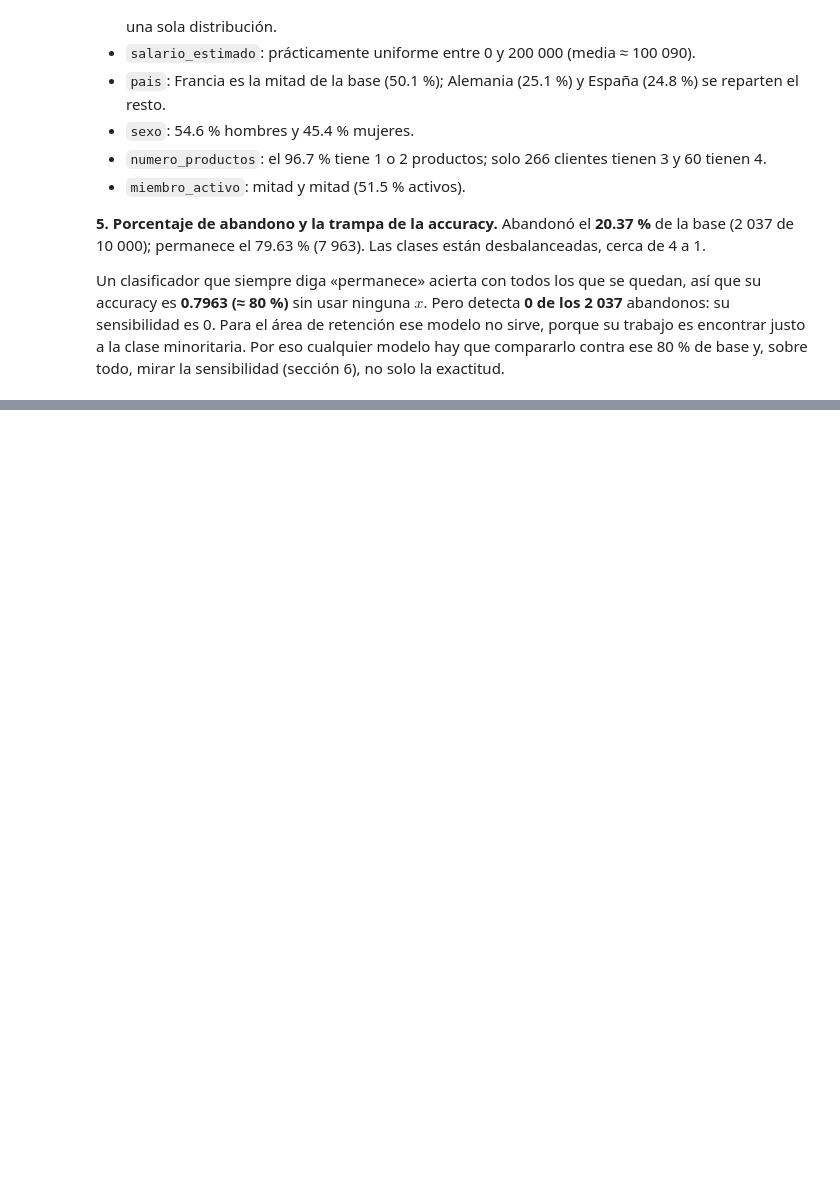
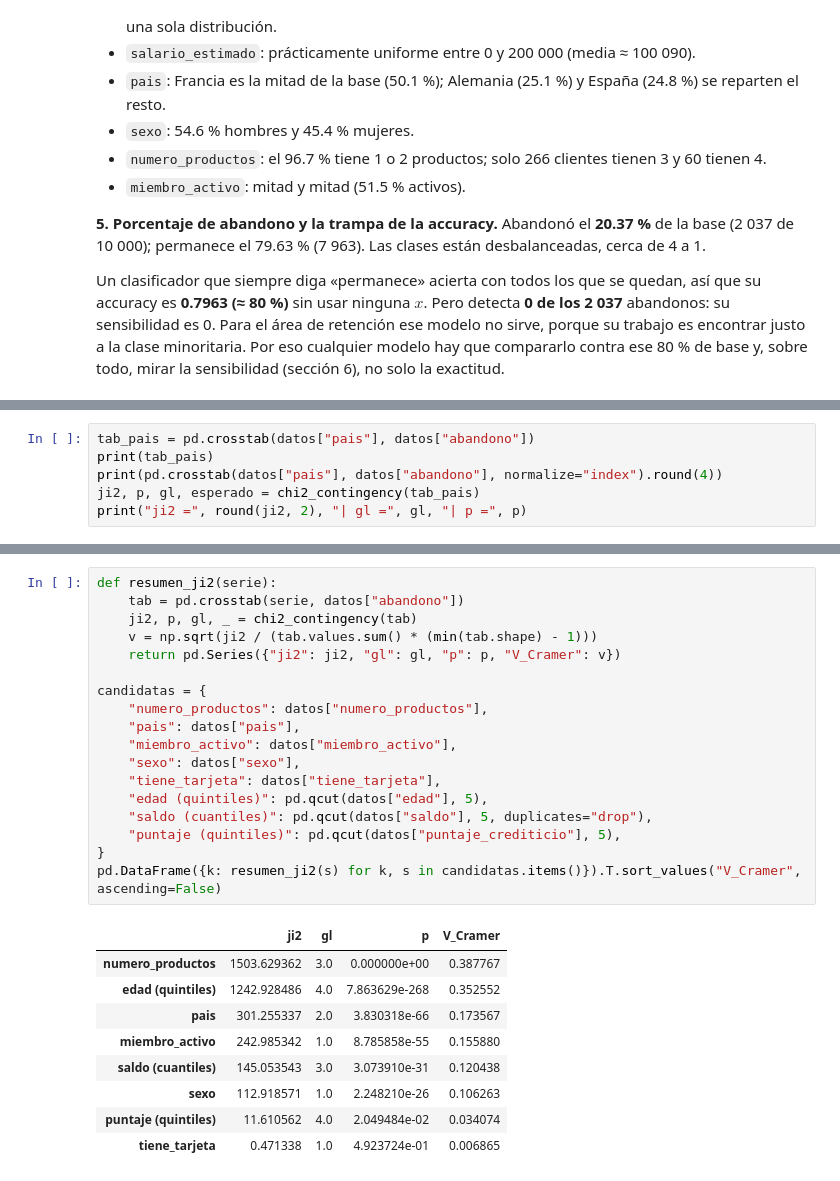
Before and after one commit to sebasrolemmel/Taller-abandono-producto-20262, a Jupyter notebook: Taller_Abandono_Producto_Financiero.ipynb, the cells around one changed output, grey strips where cells are left out. Drawn from its saved outputs; the diff is of its cells as text; blank space fills up the shorter version.

```diff
--- a/Taller_Abandono_Producto_Financiero.ipynb
+++ b/Taller_Abandono_Producto_Financiero.ipynb
@@ -306,0 +405,6 @@ Un clasificador que siempre diga «permanece» acierta con todos los que se qued
+# %%
+tab_pais = pd.crosstab(datos["pais"], datos["abandono"])
+print(tab_pais)
+print(pd.crosstab(datos["pais"], datos["abandono"], normalize="index").round(4))
+ji2, p, gl, esperado = chi2_contingency(tab_pais)
+print("ji2 =", round(ji2, 2), "| gl =", gl, "| p =", p)
@@ -306,0 +425,28 @@ Un clasificador que siempre diga «permanece» acierta con todos los que se qued
+# %%
+def resumen_ji2(serie):
+    tab = pd.crosstab(serie, datos["abandono"])
+    ji2, p, gl, _ = chi2_contingency(tab)
+    v = np.sqrt(ji2 / (tab.values.sum() * (min(tab.shape) - 1)))
+    return pd.Series({"ji2": ji2, "gl": gl, "p": p, "V_Cramer": v})
+
+candidatas = {
+    "numero_productos": datos["numero_productos"],
+    "pais": datos["pais"],
+    "miembro_activo": datos["miembro_activo"],
+    "sexo": datos["sexo"],
+    "tiene_tarjeta": datos["tiene_tarjeta"],
+    "edad (quintiles)": pd.qcut(datos["edad"], 5),
+    "saldo (cuantiles)": pd.qcut(datos["saldo"], 5, duplicates="drop"),
+    "puntaje (quintiles)": pd.qcut(datos["puntaje_crediticio"], 5),
+}
+pd.DataFrame({k: resumen_ji2(s) for k, s in candidatas.items()}).T.sort_values("V_Cramer", ascending=False)
+# %% [output]
+|  | ji2 | gl | p | V_Cramer |
+| numero_productos | 1503.629362 | 3.0 | 0.000000e+00 | 0.387767 |
+| edad (quintiles) | 1242.928486 | 4.0 | 7.863629e-268 | 0.352552 |
+| pais | 301.255337 | 2.0 | 3.830318e-66 | 0.173567 |
+| miembro_activo | 242.985342 | 1.0 | 8.785858e-55 | 0.155880 |
+| saldo (cuantiles) | 145.053543 | 3.0 | 3.073910e-31 | 0.120438 |
+| sexo | 112.918571 | 1.0 | 2.248210e-26 | 0.106263 |
+| puntaje (quintiles) | 11.610562 | 4.0 | 2.049484e-02 | 0.034074 |
+| tiene_tarjeta | 0.471338 | 1.0 | 4.923724e-01 | 0.006865 |
```
Also changed, not shown: parts of 13 cells of this notebook.
